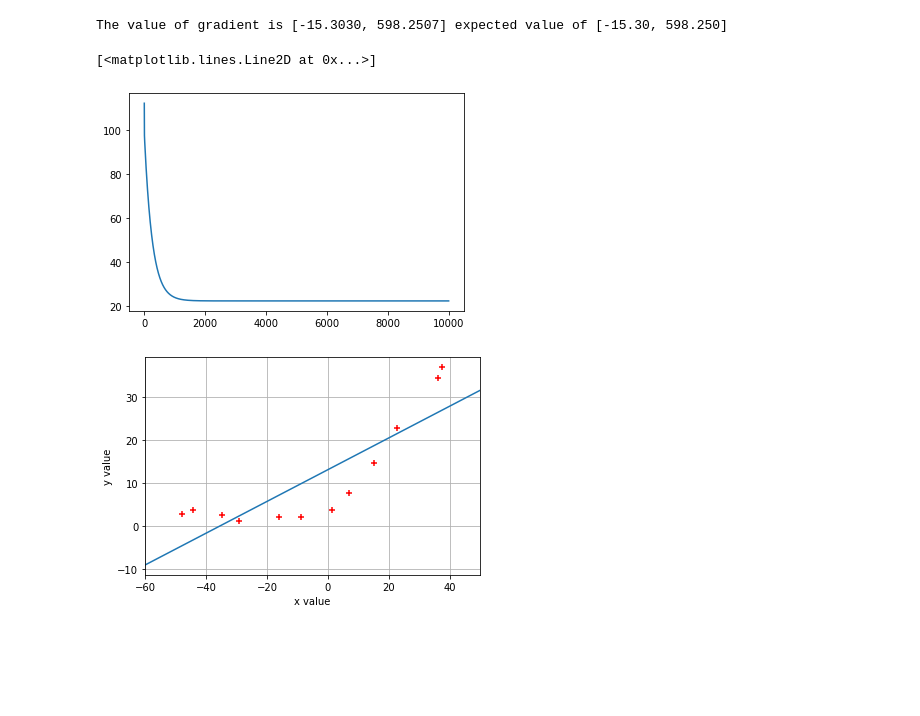
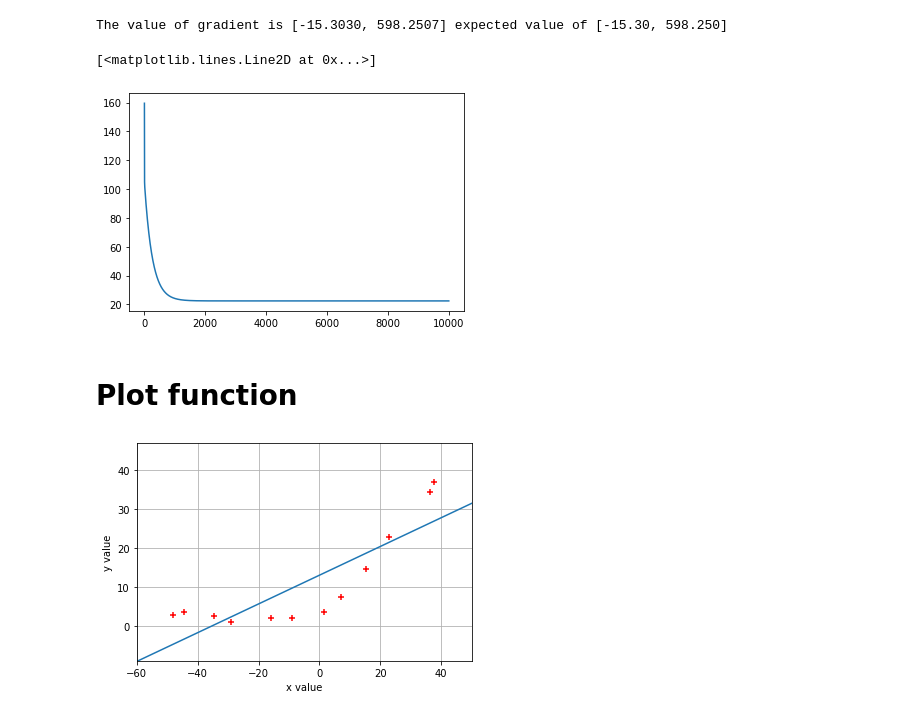
Before and after one commit to ChandraLiuswanto/MLE_test, a Jupyter notebook: Linear Regression Bias Variance/main.ipynb, the cells around one changed output. Saved outputs shown, nothing was run; the diff lists cells and outputs as text; code cells hidden in the pictures; blank space fills up the shorter version.

```diff
--- a/Linear Regression Bias Variance/main.ipynb
+++ b/Linear Regression Bias Variance/main.ipynb
@@ -27,8 +27,10 @@ def J(theta_val,X_val,y_val,lambd=0):
     J1 = np.sum((z-y_val)**2)/(2*m)
     if lambd !=0:
         J2 = np.sum((theta_val.flatten()[1:])**2)*(lambd*0.5/m)
-    return J1+J2
-
+        return J1+J2
+        print(J2)
+    else:
+        return J1
 test = J(np.array([1,1]),X,y,1)
 print(f'The value of cost function with theta of {[1,1]} is {test:.4f}, expected value of 303.993')
 # %% [output]
@@ -36,7 +38,7 @@ The value of cost function with theta of [1, 1] is 303.9932, expected value of 3
 # %% [markdown]
 # Gradient cost function equation
 # %%
-def gradJ(theta_val,X_val,y_val,poly,lambd=0):
+def gradJ(theta_val,X_val,y_val,lambd=0):
     m = X_val.shape[0]
     poly = theta_val.flatten().shape[0] - 1
     X_a = X_arr(X_val,poly)
@@ -45,7 +47,7 @@ def gradJ(theta_val,X_val,y_val,poly,lambd=0):
     if lambd !=0:
         dJ[1:] += theta_val.flatten()[1:]*lambd/m
     return dJ
-test = gradJ(np.array([1,1]),X,y,1,lambd=1)
+test = gradJ(np.array([1,1]),X,y,1)
 print(f'The value of gradient is [{test[0]:.4f}, {test[1]:.4f}] expected value of [-15.30, 598.250]')
 # %% [output]
 The value of gradient is [-15.3030, 598.2507] expected value of [-15.30, 598.250]
@@ -54,24 +56,29 @@ theta_init = np.random.rand(2)
 rate = 2e-3
 cost_list = []
 for i in range(1,10000):
-    descent_cost = gradJ(theta_init,X,y,1,0)
+    descent_cost = gradJ(theta_init,X,y,0)
     theta_init -= rate * descent_cost
-    cost_list.append(J(theta_init,X,y,1,0))
+    cost_list.append(J(theta_init,X,y,0))
 plt.plot(cost_list)
 # %% [output]
 [<matplotlib.lines.Line2D at 0x...>]
-[figure, old version]
+[figure, new version]
+# %% [markdown]
+# Plot function
 # %%
-def plotscatter(theta_val):
+def plotscatter(theta_val,x_val,y_val,mk='+',ck='r',mu=1,sigma=0):
     x_list = np.linspace(-60,50,100)
+    if sigma:
+        x_list = np.linspace(-2,2,100)
     X_a = X_arr(x_list,theta_val.flatten().shape[0]-1)
     z = (theta_val.reshape(1,-1) @ X_a).flatten()
-    plt.plot(x_list,z)
-    plt.scatter(X,y,marker='+',c='r')
+    plt.plot((x_list*mu)+sigma,z)
+    plt.scatter(x_val,y_val,marker=mk,c=ck)
     plt.xlabel('x value')
     plt.ylabel('y value')
     plt.grid()
     plt.xlim([-60,50])
-plotscatter(theta_init)
+    plt.ylim([np.min(y_val)-10, np.max(y_val)+10])
+plotscatter(theta_init,X,y)
 # %% [output]
-[figure, old version]
+[figure, new version]
```
Also changed, not shown: parts of 15 cells of this notebook.
